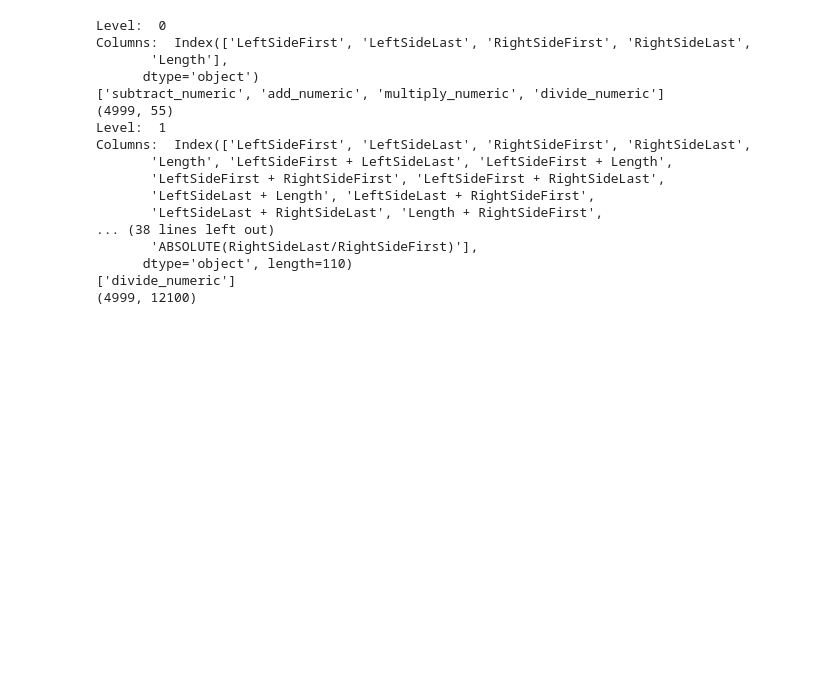
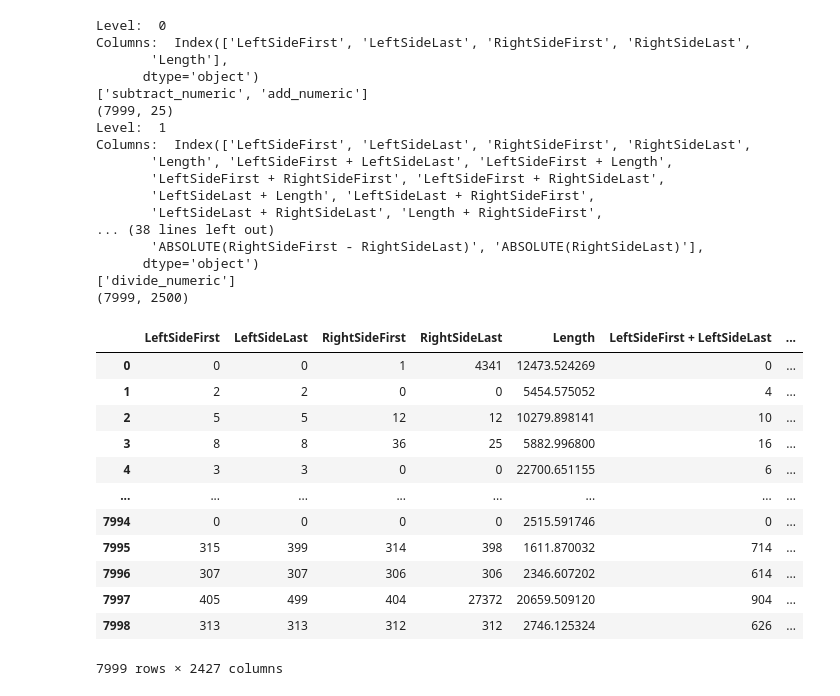
Before and after one commit to marcincichosz-tomtom/QA2ML, a Jupyter notebook: Notebooks/multiple_rules_model_generator.ipynb, the cells around one changed output. Drawn from its saved outputs; the diff is of its cells as text; code cells hidden in the pictures; blank space fills up the shorter version.

```diff
--- a/Notebooks/multiple_rules_model_generator.ipynb
+++ b/Notebooks/multiple_rules_model_generator.ipynb
@@ -168,35 +169,48 @@ memory usage: 195.4 KB
 # %%
-features_per_level = [['subtract_numeric', 'add_numeric', 'multiply_numeric', 'divide_numeric'],
+features_per_level = [['subtract_numeric', 'add_numeric'],
                       ['absolute'],
                       ['divide_numeric']] #         ['add_numeric', 'multiply_numeric', 'subtract_numeric', 'divide_numeric', 'multiply_numeric_scalar']
 features, _ = multi_level_feature_creation(features, features_per_level)
 #features = static_features(features)
 
 features = pd.concat([features, categories_features], axis=1)
-
+features
 #features.to_csv('../data/output_6K_5R_HNR_set6_out.csv')
 # eda(data)
 
 # print(features.info())
 # print(features.describe().transpose())
 # %% [output]
 Level:  0
 Columns:  Index(['LeftSideFirst', 'LeftSideLast', 'RightSideFirst', 'RightSideLast',
        'Length'],
       dtype='object')
-['subtract_numeric', 'add_numeric', 'multiply_numeric', 'divide_numeric']
-(4999, 55)
+['subtract_numeric', 'add_numeric']
+(7999, 25)
 Level:  1
 Columns:  Index(['LeftSideFirst', 'LeftSideLast', 'RightSideFirst', 'RightSideLast',
        'Length', 'LeftSideFirst + LeftSideLast', 'LeftSideFirst + Length',
        'LeftSideFirst + RightSideFirst', 'LeftSideFirst + RightSideLast',
        'LeftSideLast + Length', 'LeftSideLast + RightSideFirst',
        'LeftSideLast + RightSideLast', 'Length + RightSideFirst',
 ... (38 lines left out)
-       'ABSOLUTE(RightSideLast/RightSideFirst)'],
-      dtype='object', length=110)
+       'ABSOLUTE(RightSideFirst - RightSideLast)', 'ABSOLUTE(RightSideLast)'],
+      dtype='object')
 ['divide_numeric']
-(4999, 12100)
+(7999, 2500)
+|  | LeftSideFirst | LeftSideLast | RightSideFirst | RightSideLast | Length | LeftSideFirst + LeftSideLast | ... |
+| 0 | 0 | 0 | 1 | 4341 | 12473.524269 | 0 | ... |
+| 1 | 2 | 2 | 0 | 0 | 5454.575052 | 4 | ... |
+| 2 | 5 | 5 | 12 | 12 | 10279.898141 | 10 | ... |
+| 3 | 8 | 8 | 36 | 25 | 5882.996800 | 16 | ... |
+| 4 | 3 | 3 | 0 | 0 | 22700.651155 | 6 | ... |
+| ... | ... | ... | ... | ... | ... | ... | ... |
+| 7994 | 0 | 0 | 0 | 0 | 2515.591746 | 0 | ... |
+| 7995 | 315 | 399 | 314 | 398 | 1611.870032 | 714 | ... |
+| 7996 | 307 | 307 | 306 | 306 | 2346.607202 | 614 | ... |
+| 7997 | 405 | 499 | 404 | 27372 | 20659.509120 | 904 | ... |
+| 7998 | 313 | 313 | 312 | 312 | 2746.125324 | 626 | ... |
+7999 rows × 2427 columns
 # %%
 for index, column in enumerate(labels.columns.values):
     zeros = labels[labels[f"ViolatedRule{index}"] == 0].shape[0]
```
Also changed, not shown: parts of 10 cells of this notebook.
